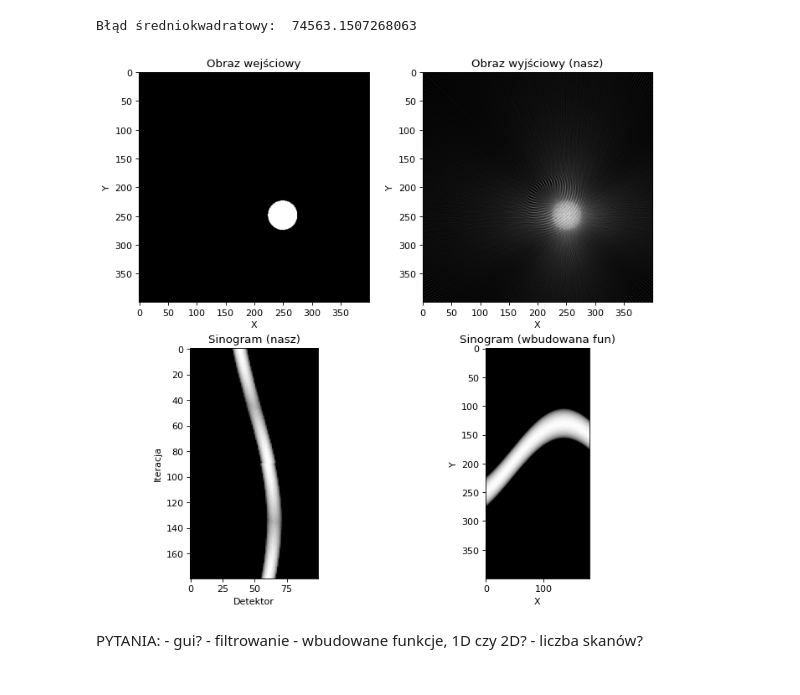
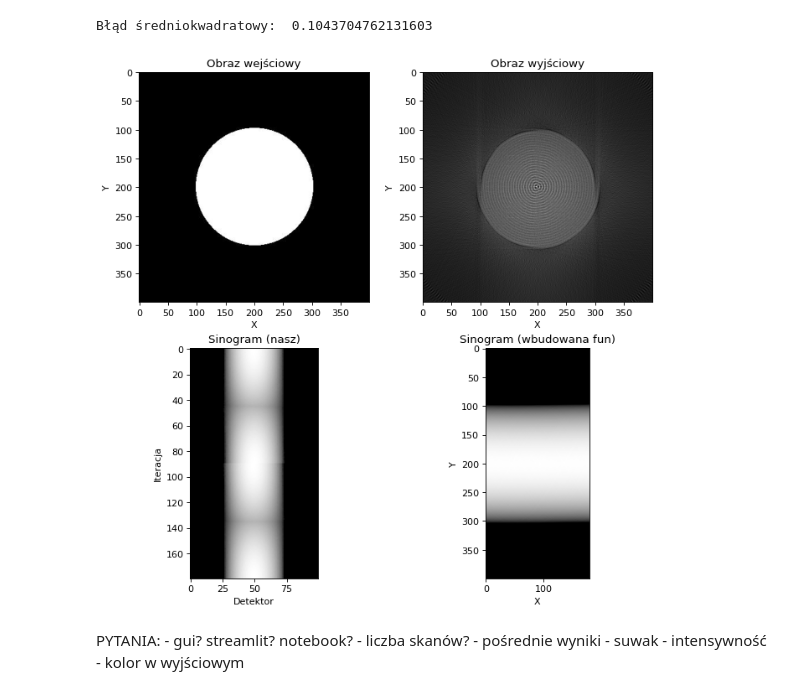
Before and after one commit to zuznnjus/Computed-Tomography-Simulator, a Jupyter notebook: CT_simulator.ipynb, the cells around one changed output. Cells and saved outputs as stored; diff of their text form; code cells hidden in the pictures.

Commit message:
Add filtering

```diff
--- a/CT_simulator.ipynb
+++ b/CT_simulator.ipynb
@@ -3,7 +3,6 @@ from skimage import io, transform
 from matplotlib import pylab as plt
 from math import pow, pi
 import numpy as np
-import scipy as sp
 
 # input parameters
 alfa = 1
@@ -14,7 +13,7 @@ filtering = True
 # other parameters
 theta = 180.
 images = ['Kolo.jpg', 'Kropka.jpg', 'Kwadraty2.jpg', 'Paski2.jpg', 'Shepp_logan.jpg', 'SADDLE_PE.JPG', 'CT_ScoutView.jpg']
-image = io.imread('tomograf-zdjecia/' + images[1], as_gray = True)
+image = io.imread('tomograf-zdjecia/' + images[0], as_gray = True)
 
 def getEmitterPosition(angle):
     angle_rad = np.deg2rad(angle)
@@ -94,26 +93,13 @@ def isCorrectPoint(x, y):
         return True
     return False
 
-'''def normalize(array):
-    max_value = np.amax(array)
-    array_norm = [value / max_value for value in array]
-
-    return array_norm'''
-
-def normalize(array):              # bez różnicy czy jest czy nie, dlaczego
-    min_value = np.amin(array)
-    max_value = np.amax(array)
-
-    for i in range(len(array)):
-        for j in range(len(array[i])):
-            array[i][j] = (array[i][j] - min_value) / (max_value-min_value)
-
-    return array
-
 def createFilterMask(size):
     mask = []
 
-    for k in range(size):
+    if size % 2 == 0:
+        size += 1
+
+    for k in range(- size // 2, size // 2 + 1, 1):
         if k == 0:
             mask.append(1)
         elif k % 2 == 0:
@@ -123,8 +109,24 @@ def createFilterMask(size):
 
     return mask
 
-def filterImage(output, mask):
-    return output #TODO
+def filterImage(sinogram):
+    mask_size = 9
+    mask = createFilterMask(mask_size)
+
+    for i in range(sinogram.shape[0]):
+        sinogram[i, :] = np.convolve(sinogram[i, :], mask, 'same')
+
+    return sinogram
+
+def normalize(array):
+    min_value = np.amin(array)
+    max_value = np.amax(array)
+
+    for i in range(len(array)):
+        for j in range(len(array[i])):
+            array[i][j] = (array[i][j] - min_value) / (max_value-min_value)
+
+    return array
 
 def applyRadonTransform():
     sinogram = []
@@ -147,12 +149,14 @@ def applyRadonTransform():
 
         sinogram.append(detectors_output)
 
-    #return normalize(sinogram)
-    return sinogram
+    return normalize(sinogram)
 
 def applyInverseRadonTransform(sinogram):
     output = np.zeros((image.shape[0], image.shape[1]), dtype=image.dtype)
     angles = np.linspace(0., theta, int(theta / alfa), endpoint=False)
+
+    if filtering:
+        sinogram = filterImage(sinogram.copy())
 
     for i, angle in enumerate(angles):
         em_pos = getParallelEmittersPositions(angle)
@@ -166,8 +170,7 @@ def applyInverseRadonTransform(sinogram):
                 if isCorrectPoint(point[0], point[1]):
                     output[point[0], point[1]] += pixels_sum
 
-    #return normalize(output)
-    return output
+    return normalize(output)
 
 def calculateMeanSquaredError(output):
     mse = 0.0
@@ -187,38 +190,39 @@ def main():
     mse = calculateMeanSquaredError(output)
     print("Błąd średniokwadratowy: ", mse)
 
     fig = plt.figure(figsize=(10, 10), dpi=80)
     ax = fig.add_subplot(221)
     ax.set_title('Obraz wejściowy')
     ax.set_xlabel('X')
     ax.set_ylabel('Y')
     ax.imshow(image, cmap = 'gray')
 
     ax = fig.add_subplot(222)
-    ax.set_title('Obraz wyjściowy (nasz)')
+    ax.set_title('Obraz wyjściowy')
     ax.set_xlabel('X')
     ax.set_ylabel('Y')
     ax.imshow(output, cmap = 'gray')
 
     ax = fig.add_subplot(223)
     ax.set_title('Sinogram (nasz)')
     ax.set_ylabel('Iteracja')      # kąt = iteracja * alfa
     ax.set_xlabel('Detektor')
     ax.imshow(sinogram, cmap = 'gray')
 
     ax = fig.add_subplot(224)
     ax.set_title('Sinogram (wbudowana fun)')
     ax.set_xlabel('X')
     ax.set_ylabel('Y')
     ax.imshow(sinogram2, cmap = 'gray')
 
 if __name__ == '__main__':
     main()
 # %% [output]
-Błąd średniokwadratowy:  74563.1507268063
+Błąd średniokwadratowy:  0.1043704762131603
-[figure, old version]
+[figure, new version]
-# %% [markdown]
-PYTANIA:
-    - gui?
-    - filtrowanie - wbudowane funkcje, 1D czy 2D?
-    - liczba skanów?
+# %% [markdown]
+PYTANIA:
+    - gui? streamlit? notebook?
+    - liczba skanów?
+    - pośrednie wyniki - suwak
+    - intensywność - kolor w wyjściowym
```
